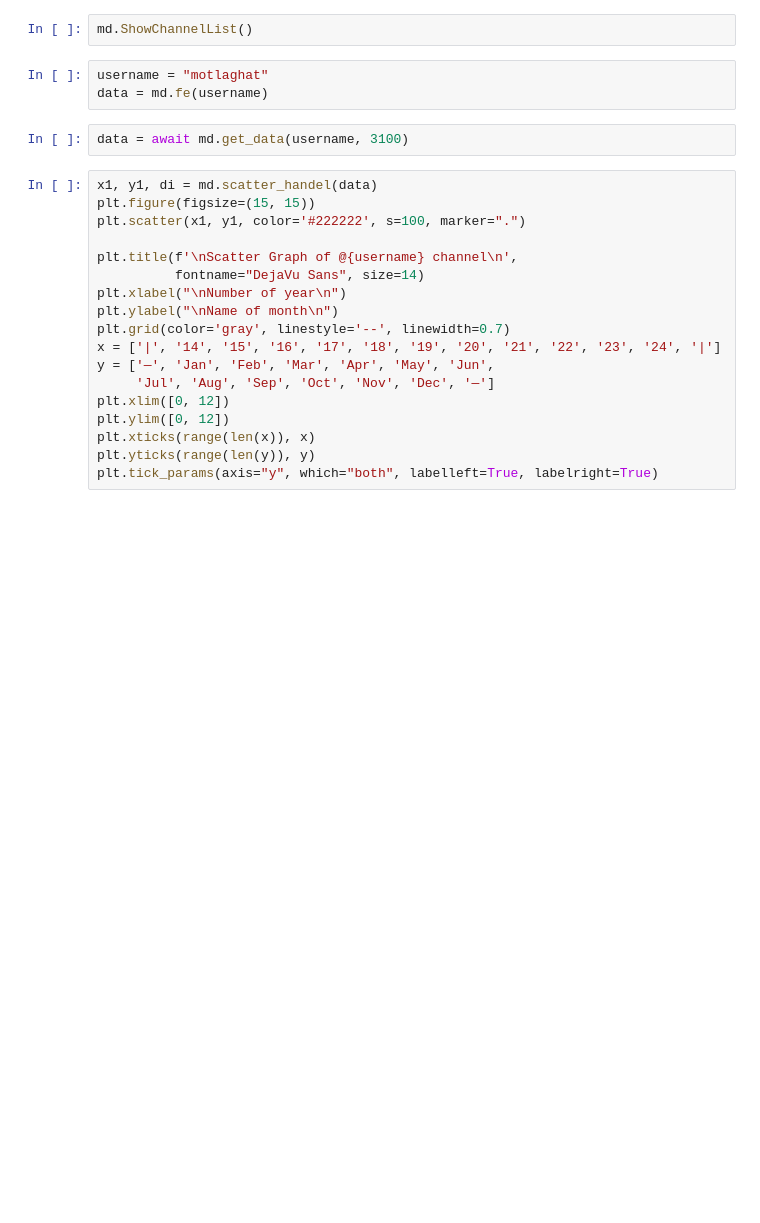
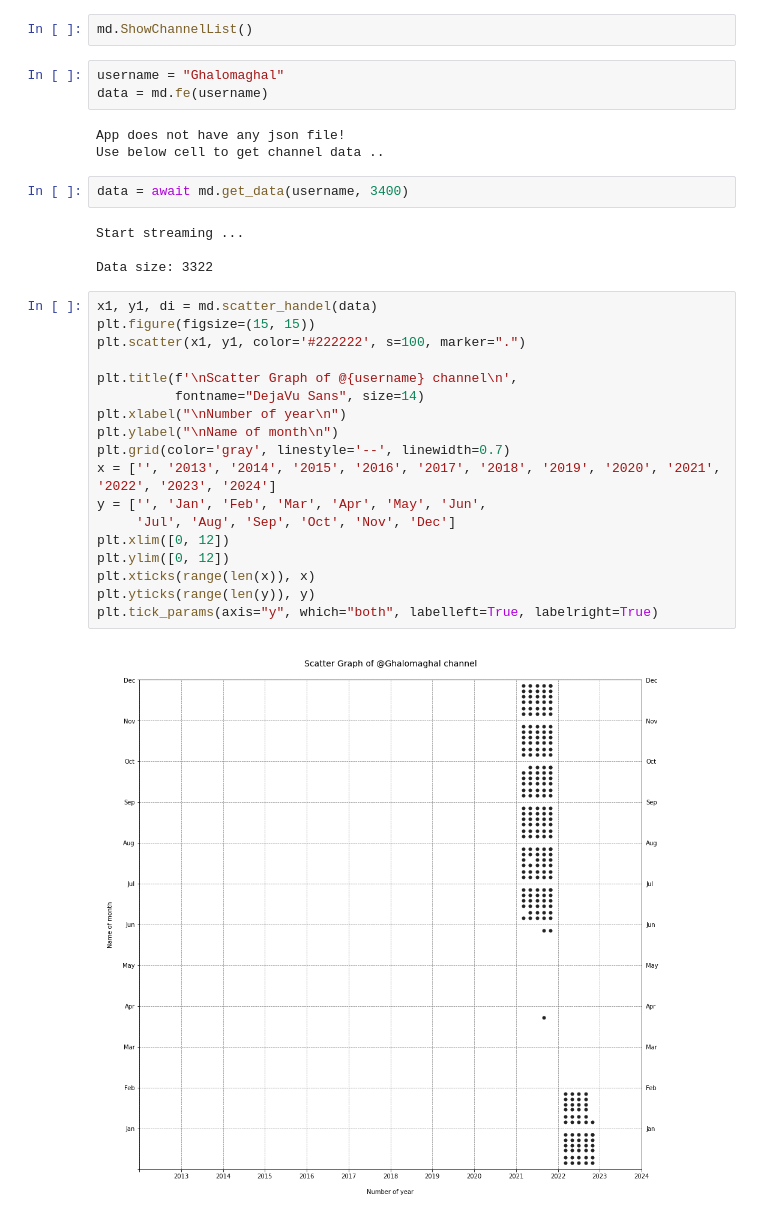
Before and after one commit to mzarchi/telegram, a Jupyter notebook: Channel/Analysis.ipynb, the cells around one changed output. Cells and saved outputs as stored; diff of their text form; blank space fills up the shorter version.

```diff
--- a/Channel/Analysis.ipynb
+++ b/Channel/Analysis.ipynb
@@ -4,25 +4,34 @@ import method as md
 # %%
 md.ShowChannelList()
 # %%
-username = "motlaghat"
+username = "Ghalomaghal"
 data = md.fe(username)
+# %% [output]
+App does not have any json file!
+Use below cell to get channel data ..
 # %%
-data = await md.get_data(username, 3100)
+data = await md.get_data(username, 3400)
+# %% [output]
+Start streaming ...
+
+Data size: 3322
 # %%
 x1, y1, di = md.scatter_handel(data)
 plt.figure(figsize=(15, 15))
 plt.scatter(x1, y1, color='#222222', s=100, marker=".")
 
 plt.title(f'\nScatter Graph of @{username} channel\n',
           fontname="DejaVu Sans", size=14)
 plt.xlabel("\nNumber of year\n")
 plt.ylabel("\nName of month\n")
 plt.grid(color='gray', linestyle='--', linewidth=0.7)
-x = ['|', '14', '15', '16', '17', '18', '19', '20', '21', '22', '23', '24', '|']
-y = ['—', 'Jan', 'Feb', 'Mar', 'Apr', 'May', 'Jun',
-     'Jul', 'Aug', 'Sep', 'Oct', 'Nov', 'Dec', '—']
+x = ['', '2013', '2014', '2015', '2016', '2017', '2018', '2019', '2020', '2021', '2022', '2023', '2024']
+y = ['', 'Jan', 'Feb', 'Mar', 'Apr', 'May', 'Jun',
+     'Jul', 'Aug', 'Sep', 'Oct', 'Nov', 'Dec']
 plt.xlim([0, 12])
 plt.ylim([0, 12])
 plt.xticks(range(len(x)), x)
 plt.yticks(range(len(y)), y)
 plt.tick_params(axis="y", which="both", labelleft=True, labelright=True)
+# %% [output]
+[figure, added]
```
Also changed, not shown: 2 other files.
